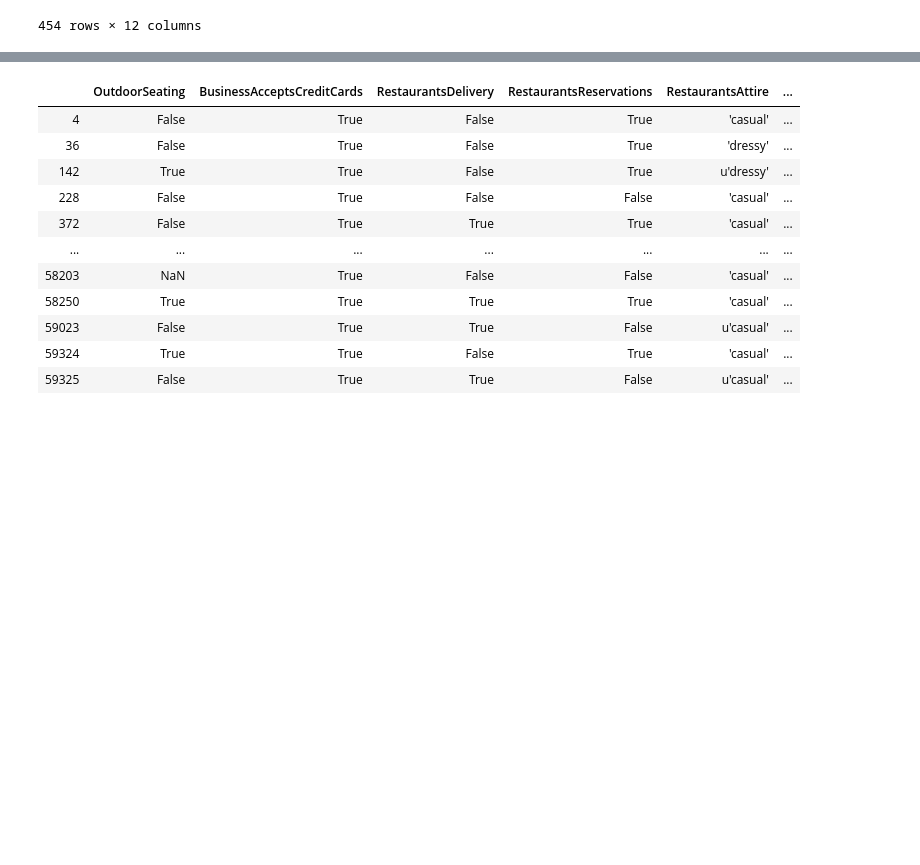
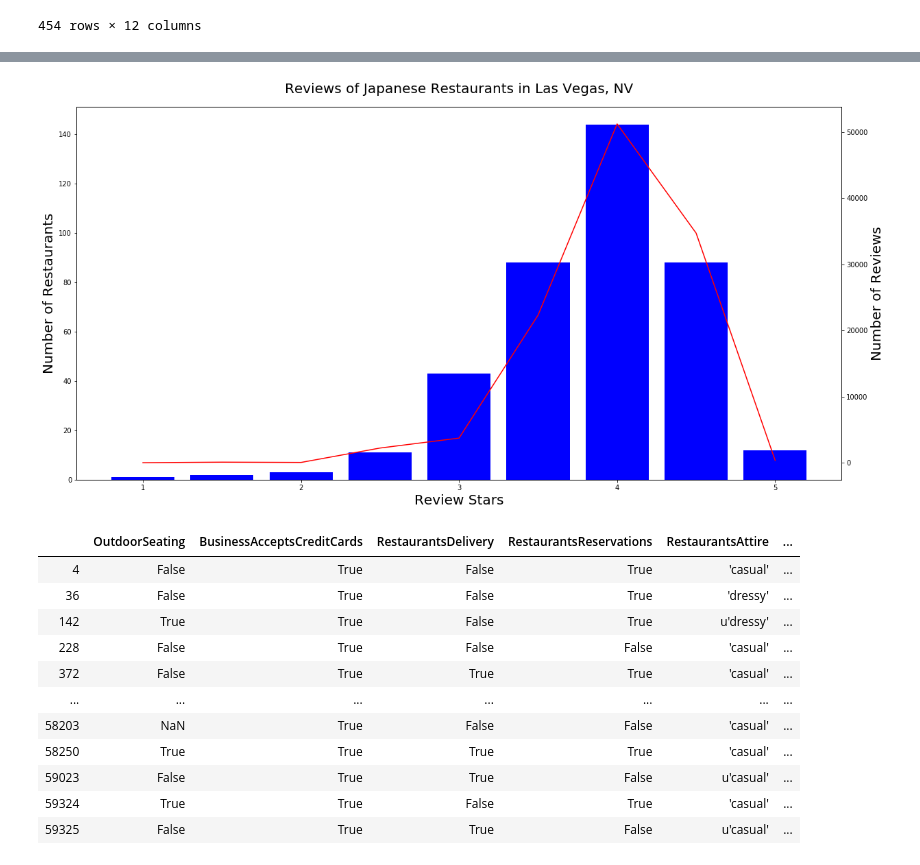
Before and after one commit to yueweng/restaurant-reviews, a Jupyter notebook: project.ipynb, the cells around one changed output, grey strips where cells are left out. Cells and saved outputs as stored; diff of their text form; code cells hidden in the pictures; blank space fills up the shorter version.

Commit message:
add japanese graph

```diff
--- a/project.ipynb
+++ b/project.ipynb
@@ -1369,3 +1369,6 @@ italianlv_df
 | 59324 | 5e0668a3639ab4c5194e8ff0 | qRymrsLmlA34bC8PvNoujg | Market Grille Cafe | 7070 N Durango Dr | Las Vegas | NV | 89149 | 4.0 | {'NoiseLevel': 'u'average'', 'Out... | ... |
 | 59325 | 5e0668a3639ab4c5194e8ff2 | P8uECqGqXWTwEndkh-6bQw | Naked City Pizza Shop | 3240 S Arville St | Las Vegas | NV | 89102 | 4.0 | {'BusinessParking': '{'garage': F... | ... |
 454 rows × 12 columns
+# %%
+japlv_df = lv[lv['categories'].str.contains('Japanese')]
+japlv_df
@@ -1371,0 +1389,4 @@ italianlv_df
+# %%
+jap_lsdf = japlv_df.groupby('stars')
+jap_group = jap_lsdf.agg({'business_id': 'count', 'review_count': 'sum'}).reset_index()
+jap_group
@@ -1372,3 +1404,18 @@ italianlv_df
+# %%
+fig, ax1 = plt.subplots(figsize=[20, 10])
+
+ax1.bar(jap_group['stars'], jap_group['business_id'], width=0.4, color='blue')
+ax2 = ax1.twinx()
+ax2.plot(jap_group['stars'], jap_group['review_count'], color='red')
+
+ax1.set_title('Reviews of Japanese Restaurants in Las Vegas, NV', fontsize=20, pad=20)
+ax1.set_xlabel('Review Stars', fontsize=20)
+ax1.set_ylabel('Number of Restaurants', fontsize=20)
+ax2.set_ylabel('Number of Reviews', fontsize=20)
+
+plt.savefig('images/japanese_las_vegas.png', bbox_inches = "tight")
+# %% [output]
+[figure, added]
 # %%
 italian_attr = italianlv_df['attributes'].apply(pd.Series)
 italian_attr
```
Also changed, not shown: parts of 25 cells of this notebook, 2 other files.
